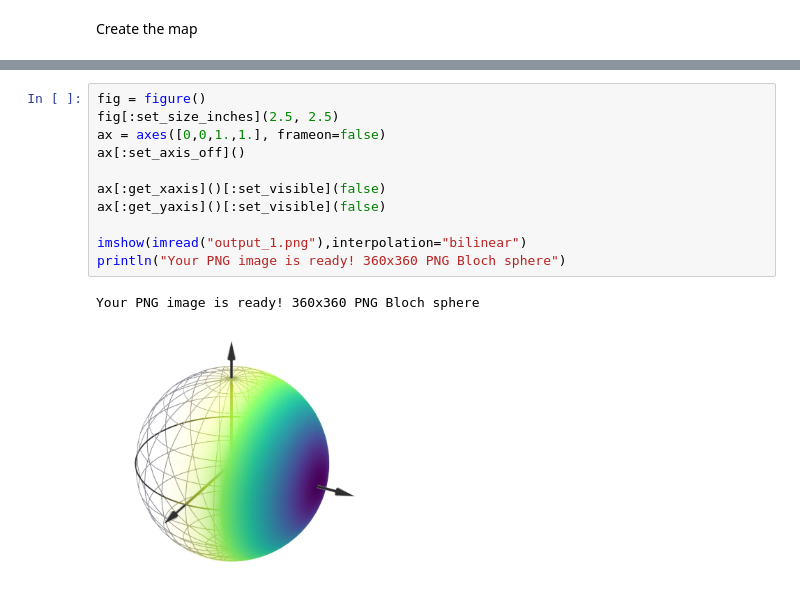
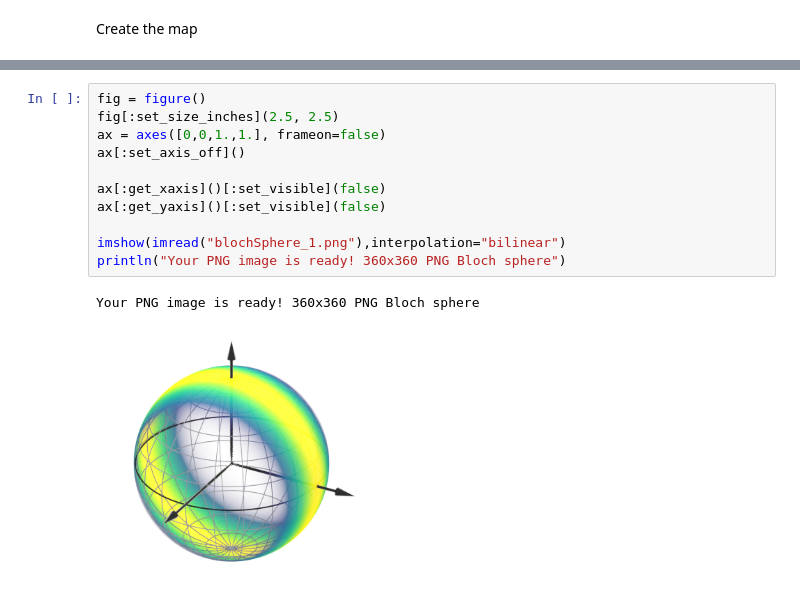
Before and after one commit to iagobaapellaniz/PhD_Thesis, a Jupyter notebook: assats/blochSphere.ipynb, the cells around one changed output, grey strips where cells are left out. Saved outputs shown, nothing was run; the diff lists cells and outputs as text.

```diff
--- a/assats/blochSphere.ipynb
+++ b/assats/blochSphere.ipynb
@@ -60,14 +61,14 @@ while loading In[130], in expression starting on line 2
 # %%
 fig = figure()
 fig[:set_size_inches](2.5, 2.5)
 ax = axes([0,0,1.,1.], frameon=false)
 ax[:set_axis_off]()
 
 ax[:get_xaxis]()[:set_visible](false)
 ax[:get_yaxis]()[:set_visible](false)
 
-imshow(imread("output_1.png"),interpolation="bilinear")
+imshow(imread("blochSphere_1.png"),interpolation="bilinear")
 println("Your PNG image is ready! 360x360 PNG Bloch sphere")
 # %% [output]
 Your PNG image is ready! 360x360 PNG Bloch sphere
-[figure, old version]
+[figure, new version]
```
Also changed, not shown: parts of 5 cells of this notebook, 8 other files.
